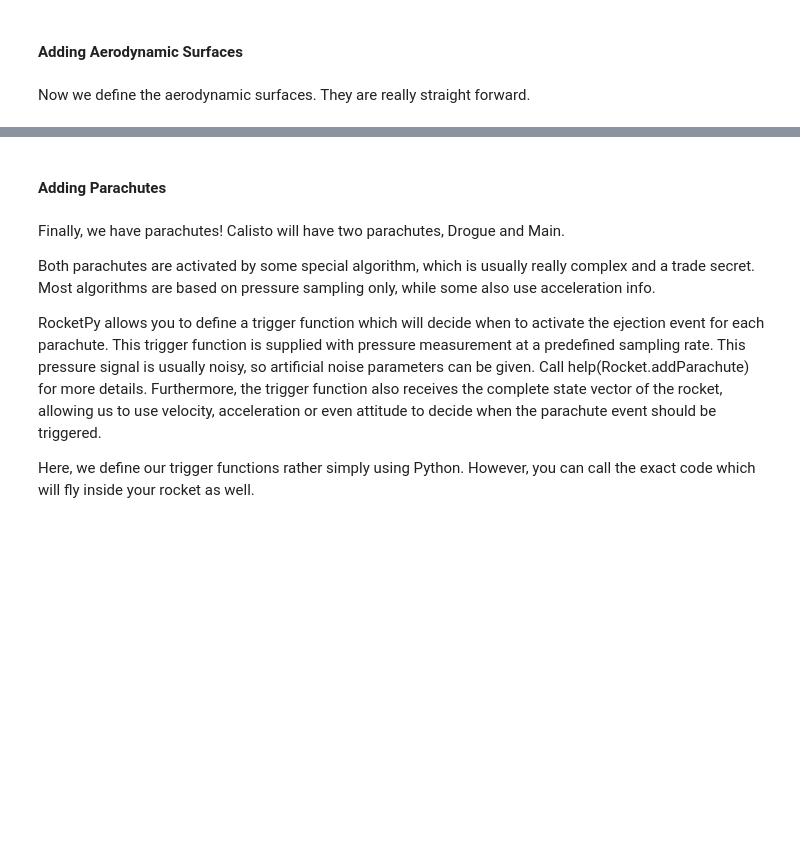
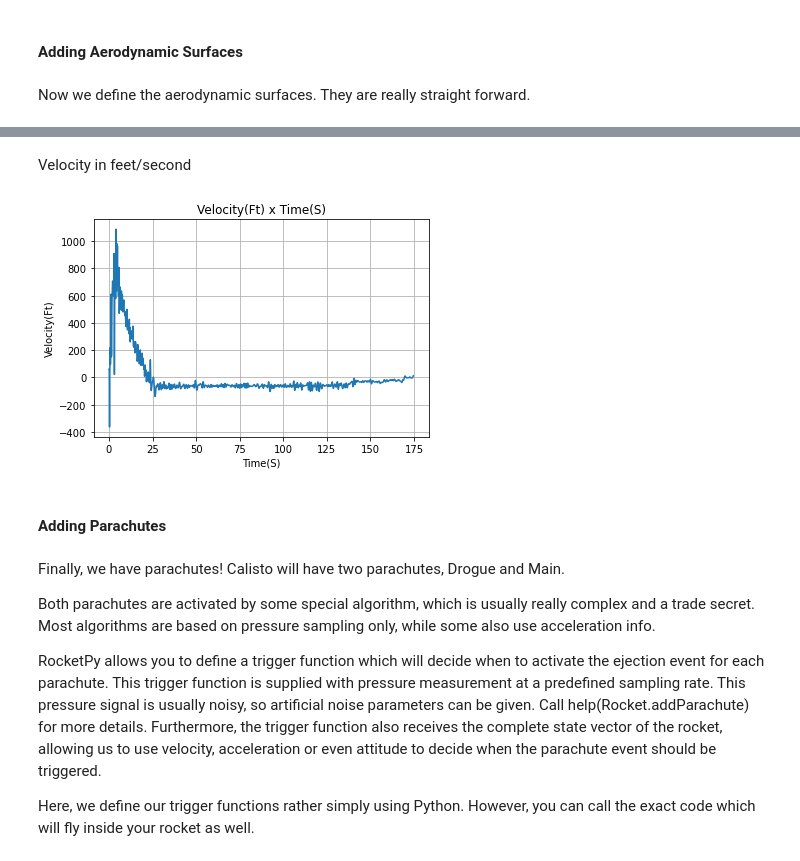
Before and after one commit to Space-Enterprise-at-Berkeley/LiquidRocketPy, a Jupyter notebook: docs/notebooks/lad8_model.ipynb, the cells around one changed output, grey strips where cells are left out. Saved outputs shown, nothing was run; the diff lists cells and outputs as text; code cells hidden in the pictures; blank space fills up the shorter version.

```diff
--- a/docs/notebooks/lad8_model.ipynb
+++ b/docs/notebooks/lad8_model.ipynb
@@ -160,3 +183,11 @@ Aerodynamics Plots
+# %% [markdown]
+Velocity in feet/second
+# %%
+velocity = df[["T","Veloc"]]
+b = Function(velocity.to_numpy(), "Time(s)", "Velocity(ft)")
+b()
+# %% [output]
+[figure, added]
 # %% [markdown]
 #### Adding Parachutes
 # %% [markdown]
```
Also changed, not shown: parts of 11 cells of this notebook, 1 other file.
